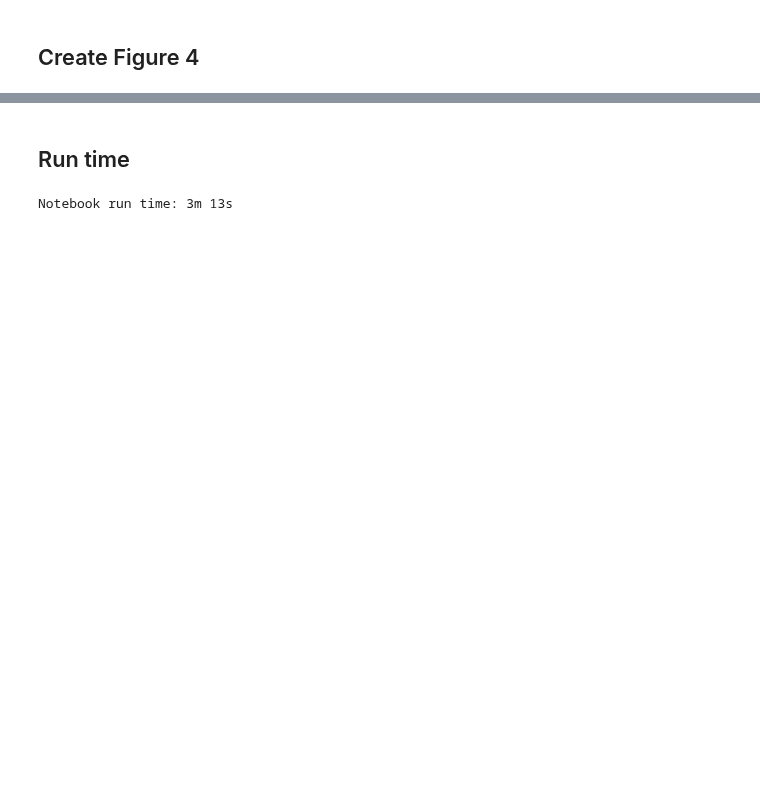
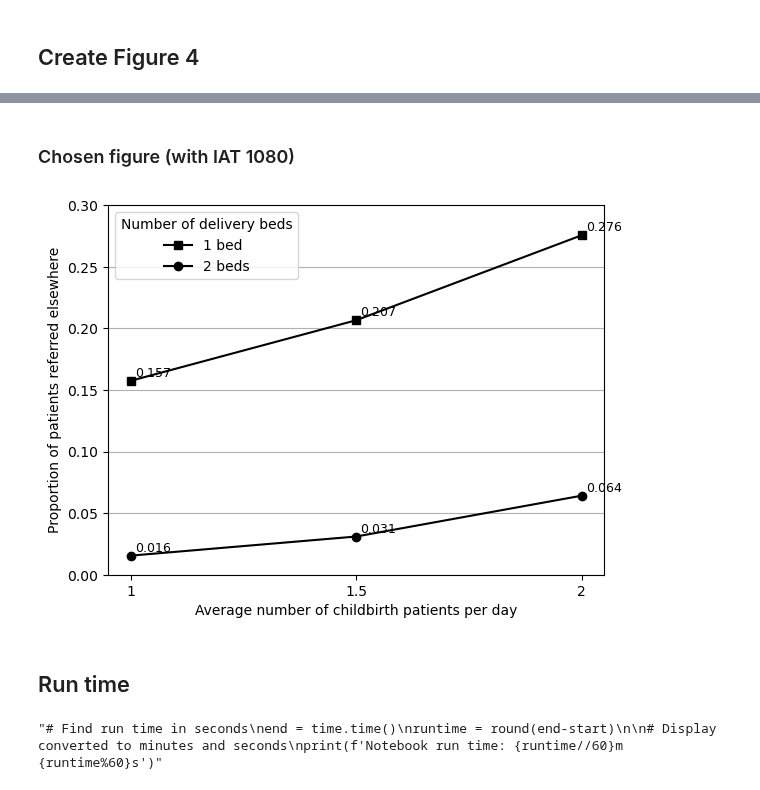
Before and after one commit to pythonhealthdatascience/stars-reproduce-shoaib-2022, a Jupyter notebook: reproduction/reproduce_fig4.ipynb, the cells around one changed output, grey strips where cells are left out. Drawn from its saved outputs; the diff is of its cells as text; code cells hidden in the pictures; blank space fills up the shorter version.

```diff
--- a/reproduction/reproduce_fig4.ipynb
+++ b/reproduction/reproduce_fig4.ipynb
@@ -250,11 +255,25 @@ comp
+# %% [markdown]
+### Chosen figure (with IAT 1080)
+# %%
+# Drop 960
+data_4a_final = data_4a.drop(index='1.5 (IAT 960)')
+
+# Amend labels to match original
+data_4a_final.index = [x.split(' (')[0] for x in data_4a_final.index.to_list()]
+
+create_figure4(data_4a_final)
+plt.savefig(fig4_path, bbox_inches='tight')
+plt.show()
+# %% [output]
+[figure, added]
 # %% [markdown]
 ## Run time
 # %%
-# Find run time in seconds
+'''# Find run time in seconds
 end = time.time()
 runtime = round(end-start)
 
 # Display converted to minutes and seconds
-print(f'Notebook run time: {runtime//60}m {runtime%60}s')
+print(f'Notebook run time: {runtime//60}m {runtime%60}s')'''
 # %% [output]
-Notebook run time: 3m 13s
+"# Find run time in seconds\nend = time.time()\nruntime = round(end-start)\n\n# Display converted to minutes and seconds\nprint(f'Notebook run time: {runtime//60}m {runtime%60}s')"
```
Also changed, not shown: parts of 8 cells of this notebook, 3 other files.
